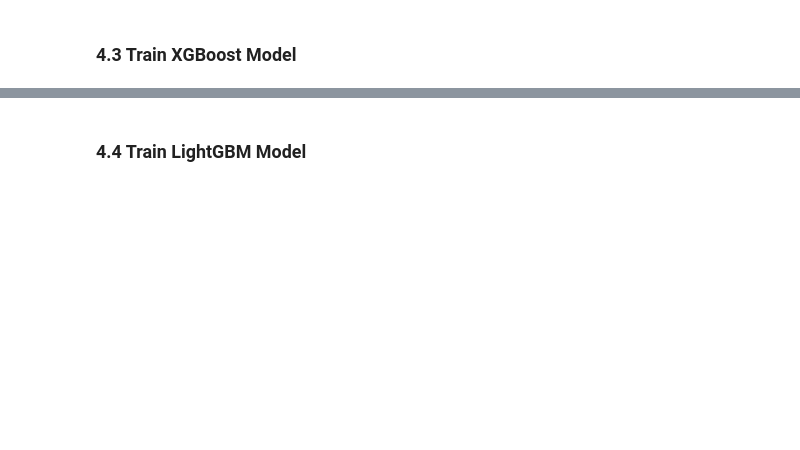
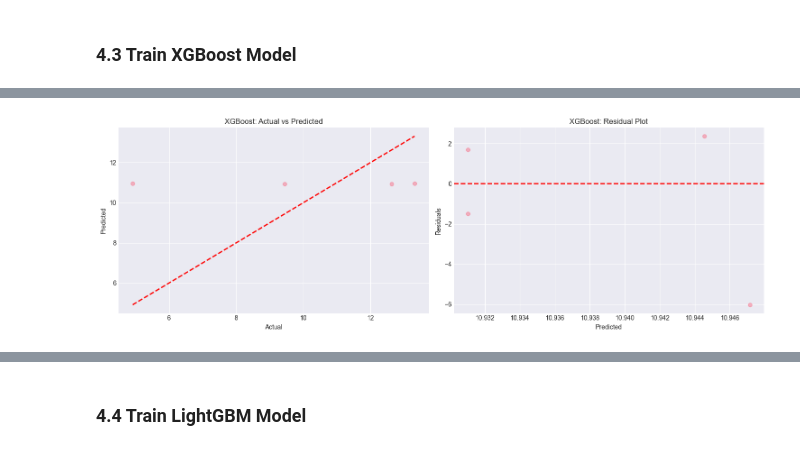
Before and after one commit to shima-maleki/Bike-Demand-Prediction-for-Smart-Cities, a Jupyter notebook: notebooks/00_end_to_end_system_demo.ipynb, the cells around one changed output, grey strips where cells are left out. Saved outputs shown, nothing was run; the diff lists cells and outputs as text; code cells hidden in the pictures; blank space fills up the shorter version.

```diff
--- a/notebooks/00_end_to_end_system_demo.ipynb
+++ b/notebooks/00_end_to_end_system_demo.ipynb
@@ -310,7 +520,7 @@ Train XGBoost, LightGBM, and CatBoost models with MLflow tracking
 ### 4.1 Prepare Training Data
 # %%
 from sklearn.model_selection import train_test_split
-from sklearn.preprocessing import StandardScaler
+from sklearn.preprocessing import StandardScaler, LabelEncoder
 from sklearn.metrics import mean_squared_error, mean_absolute_error, r2_score
 import xgboost as xgb
 import lightgbm as lgb
@@ -324,13 +534,26 @@ target = 'bikes_available'
 exclude_cols = ['station_id', 'timestamp', target, 'docks_available', 'weather_condition']
 feature_cols = [col for col in df_clean.columns if col not in exclude_cols]
 
-X = df_clean[feature_cols]
+X = df_clean[feature_cols].copy()
 y = df_clean[target]
 
 print(f"📊 Training data prepared:")
 print(f"   Samples: {len(X)}")
 print(f"   Features: {len(feature_cols)}")
 print(f"   Target: {target}")
+
+# Handle categorical columns - convert to numeric
+categorical_cols = X.select_dtypes(include=['object', 'category']).columns.tolist()
+print(f"\n🔧 Converting {len(categorical_cols)} categorical columns to numeric:")
+print(f"   {categorical_cols}")
+
+# Convert categorical columns to numeric using label encoding
+for col in categorical_cols:
+    le = LabelEncoder()
+    X[col] = le.fit_transform(X[col].astype(str))
+
+print(f"\n✅ All features are now numeric")
+print(f"   Data types: {X.dtypes.value_counts().to_dict()}")
 
 # Time-based split (70% train, 15% val, 15% test)
 train_size = int(0.7 * len(X))
@@ -442,16 +683,78 @@ with mlflow.start_run(run_name="xgboost_demo") as run:
     plot_predictions(y_test, y_pred_test, "XGBoost", plot_path)
     mlflow.log_artifact(str(plot_path))
 
-    # Save model
+    # Save model - use pickle
+    import pickle
     models_dir = project_root / "models"
     models_dir.mkdir(exist_ok=True)
 
-    model_path = models_dir / f"xgboost_{timestamp}.json"
-    model_xgb.save_model(model_path)
+    model_path = models_dir / f"xgboost_{timestamp}.pkl"
+    with open(model_path, 'wb') as f:
+        pickle.dump(model_xgb, f)
     print(f"\n💾 Saved XGBoost model to: {model_path}")
 
-    # Log model to MLflow
-    mlflow.xgboost.log_model(model_xgb, "model")
+    # Log model to MLflow using sklearn flavor (uses pickle internally)
+    mlflow.sklearn.log_model(model_xgb, "model")
 
     print(f"\n✅ XGBoost training complete!")
     print(f"   MLflow Run ID: {run.info.run_id}")
+
+print("🤖 Training CatBoost model...\n")
+
+with mlflow.start_run(run_name="catboost_demo") as run:
+    # Model parameters
+    params_cat = {
+        'iterations': 100,
+        'depth': 6,
+        'learning_rate': 0.1,
+        'random_state': 42,
+        'verbose': False
+    }
+
+    # Log parameters
+    mlflow.log_params(params_cat)
+
+    # Train
+    model_cat = CatBoostRegressor(**params_cat)
+    model_cat.fit(
+        X_train, y_train,
+        eval_set=(X_val, y_val)
+    )
+
+    # Predictions
+    y_pred_train = model_cat.predict(X_train)
+    y_pred_val = model_cat.predict(X_val)
+    y_pred_test = model_cat.predict(X_test)
+
+    # Metrics
+    metrics_train = calculate_metrics(y_train, y_pred_train, "Train")
+    metrics_val = calculate_metrics(y_val, y_pred_val, "Validation")
+    metrics_test = calculate_metrics(y_test, y_pred_test, "Test")
+
+    # Log metrics
+    mlflow.log_metrics({
+        'train_rmse': metrics_train['rmse'],
+        'val_rmse': metrics_val['rmse'],
+        'test_rmse': metrics_test['rmse'],
+        'test_mae': metrics_test['mae'],
+        'test_r2': metrics_test['r2']
+    })
+
+    # Plot
+    plot_path = data_dir / 'catboost_predictions.png'
+    plot_predictions(y_test, y_pred_test, "CatBoost", plot_path)
+    mlflow.log_artifact(str(plot_path))
+
+    # Save model using pickle
+    import pickle
+    model_path = models_dir / f"catboost_{timestamp}.pkl"
+    with open(model_path, 'wb') as f:
+        pickle.dump(model_cat, f)
+    print(f"\n💾 Saved CatBoost model to: {model_path}")
+
+    # Log model to MLflow
+    mlflow.catboost.log_model(model_cat, "model")
+
+    print(f"\n✅ CatBoost training complete!")
+    print(f"   MLflow Run ID: {run.info.run_id}")
+# %% [output]
@@ -457,0 +781 @@ with mlflow.start_run(run_name="xgboost_demo") as run:
+[figure, added]
```
Also changed, not shown: parts of 25 cells of this notebook, 21 other files.
